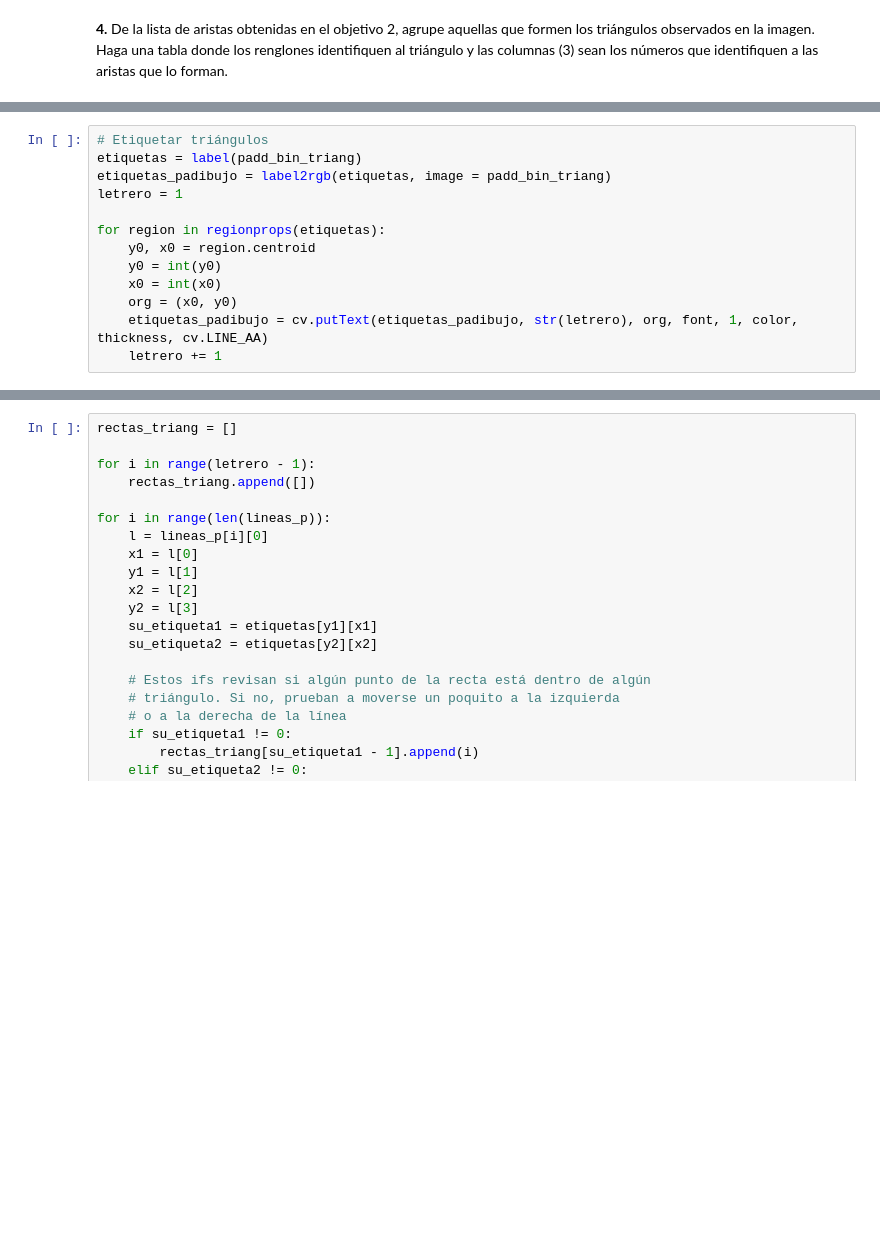
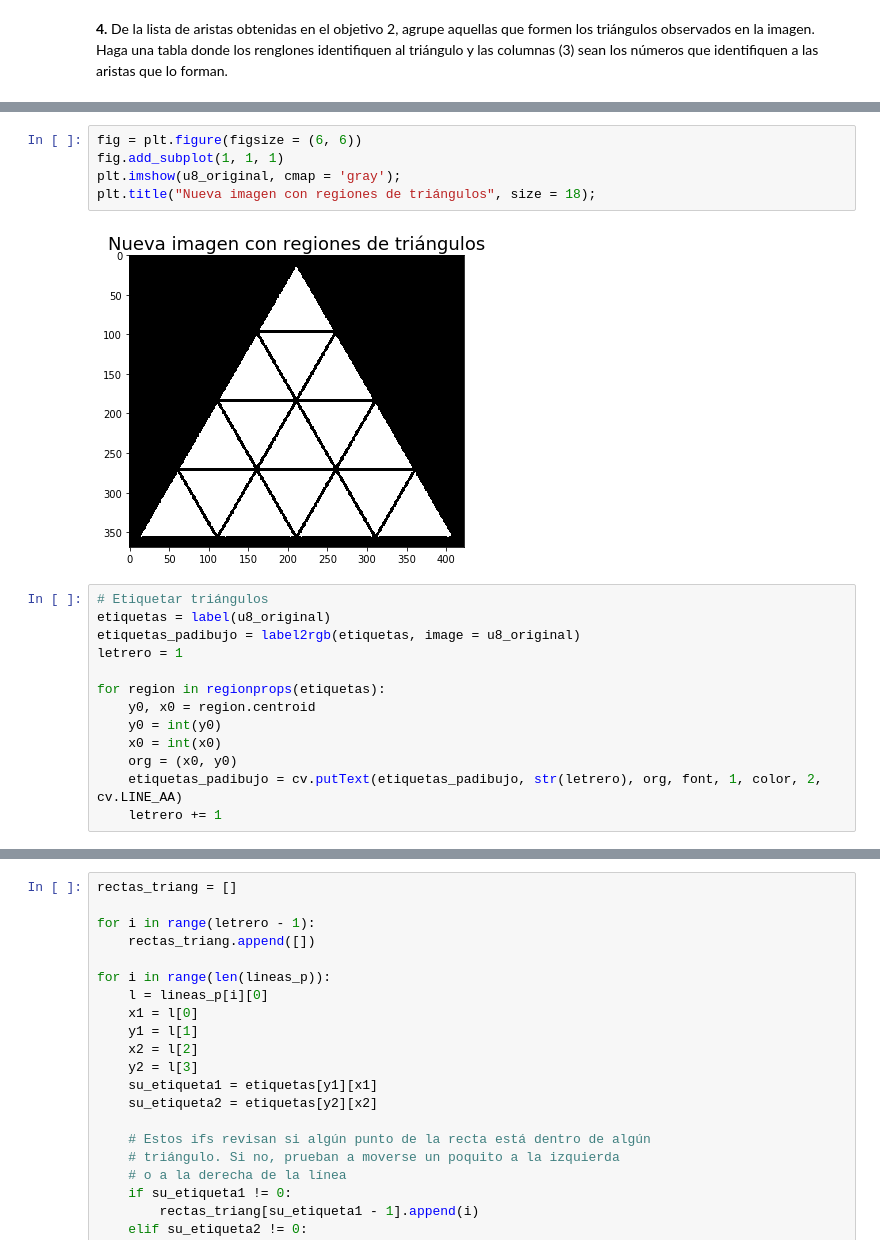
Before and after one commit to Pagutri/ProyectoAsignadoImagenes, a Jupyter notebook: Sierpinskianos2_DespuesDeLaLuz.ipynb, the cells around one changed output, grey strips where cells are left out. Cells and saved outputs as stored; diff of their text form; blank space fills up the shorter version.

```diff
--- a/Sierpinskianos2_DespuesDeLaLuz.ipynb
+++ b/Sierpinskianos2_DespuesDeLaLuz.ipynb
@@ -167,7 +182,14 @@ __4.__ De la lista de aristas obtenidas en el objetivo 2, agrupe aquellas que fo
+# %%
+fig = plt.figure(figsize = (6, 6))
+fig.add_subplot(1, 1, 1)
+plt.imshow(u8_original, cmap = 'gray');
+plt.title("Nueva imagen con regiones de triángulos", size = 18);
+# %% [output]
+[figure, added]
 # %%
 # Etiquetar triángulos
-etiquetas = label(padd_bin_triang)
-etiquetas_padibujo = label2rgb(etiquetas, image = padd_bin_triang)
+etiquetas = label(u8_original)
+etiquetas_padibujo = label2rgb(etiquetas, image = u8_original)
 letrero = 1
 
 for region in regionprops(etiquetas):
@@ -175,6 +197,6 @@ for region in regionprops(etiquetas):
     y0 = int(y0)
     x0 = int(x0)
     org = (x0, y0)
-    etiquetas_padibujo = cv.putText(etiquetas_padibujo, str(letrero), org, font, 1, color, thickness, cv.LINE_AA)
+    etiquetas_padibujo = cv.putText(etiquetas_padibujo, str(letrero), org, font, 1, color, 2, cv.LINE_AA)
     letrero += 1
 # %%
```
Also changed, not shown: parts of 10 cells of this notebook.
